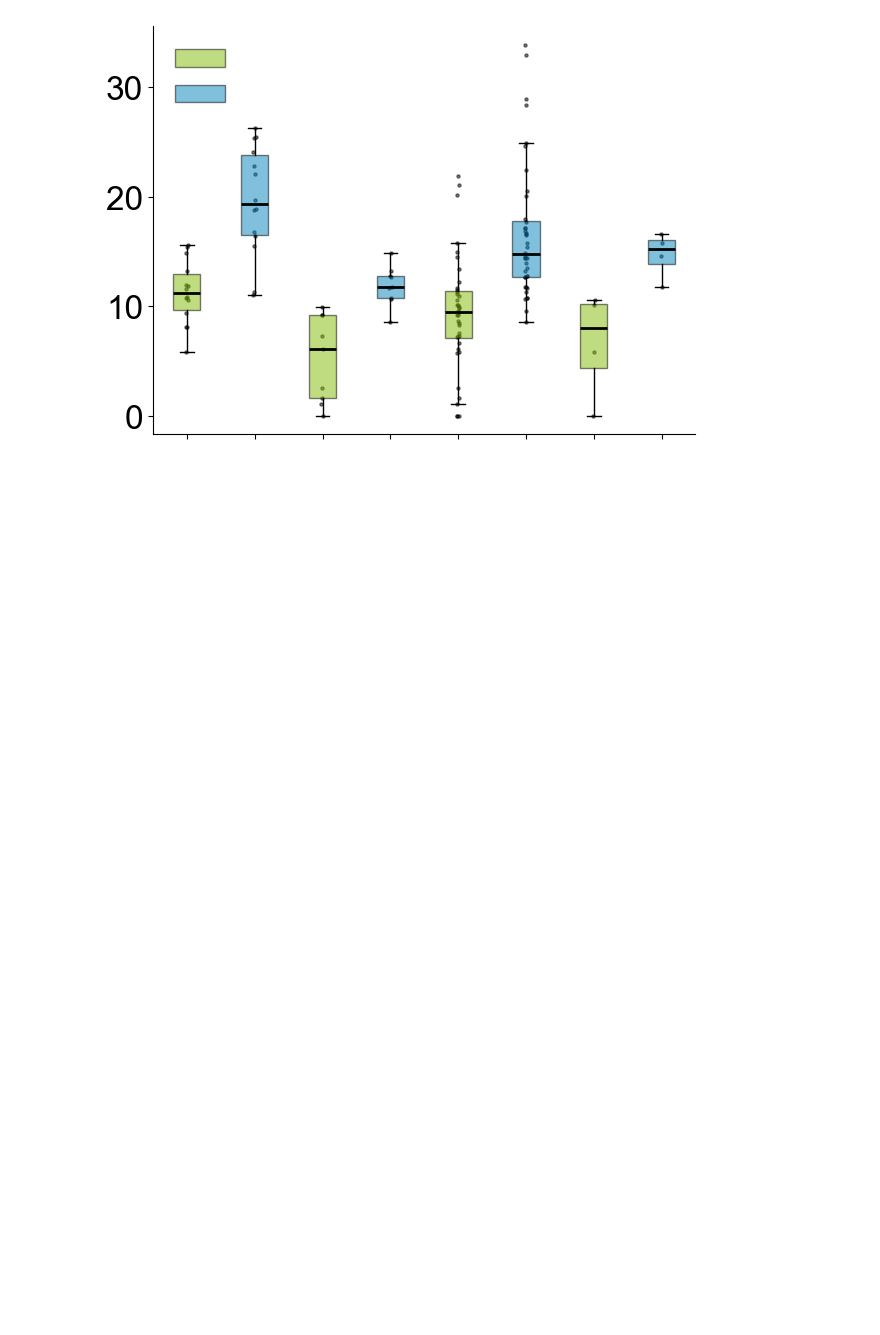
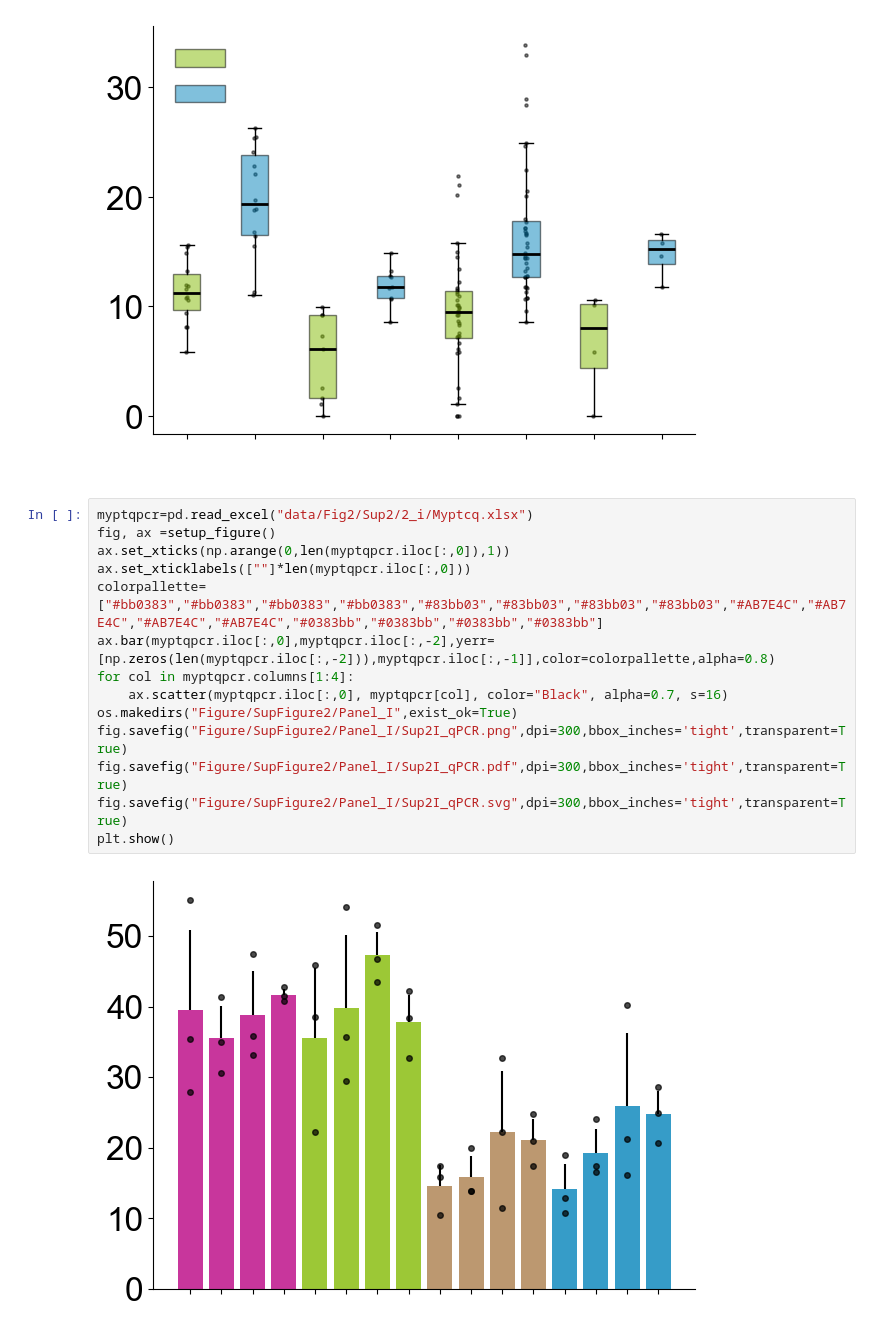
Before and after one commit to Suyash-Naik/2026-Keratinepithlialspreadingcoordinate-Data, a Jupyter notebook: notebooks/Figure2_MechanosenstiveKeratinAccumulation.ipynb, the cells around one changed output. Drawn from its saved outputs; the diff is of its cells as text; blank space fills up the shorter version.

Commit message:
Myptcq plot added

```diff
--- a/notebooks/Figure2_MechanosenstiveKeratinAccumulation.ipynb
+++ b/notebooks/Figure2_MechanosenstiveKeratinAccumulation.ipynb
@@ -191,3 +189,19 @@ plt.savefig(os.path.join(outputfolder2H,"Figure2_2H_boxplot.svg"),bbox_inches='t
 plt.show()
 # %% [output]
 [figure]
+# %%
+myptqpcr=pd.read_excel("data/Fig2/Sup2/2_i/Myptcq.xlsx")
+fig, ax =setup_figure()
+ax.set_xticks(np.arange(0,len(myptqpcr.iloc[:,0]),1))
+ax.set_xticklabels([""]*len(myptqpcr.iloc[:,0]))
+colorpallette=["#bb0383","#bb0383","#bb0383","#bb0383","#83bb03","#83bb03","#83bb03","#83bb03","#AB7E4C","#AB7E4C","#AB7E4C","#AB7E4C","#0383bb","#0383bb","#0383bb","#0383bb"]
+ax.bar(myptqpcr.iloc[:,0],myptqpcr.iloc[:,-2],yerr=[np.zeros(len(myptqpcr.iloc[:,-2])),myptqpcr.iloc[:,-1]],color=colorpallette,alpha=0.8)
+for col in myptqpcr.columns[1:4]:
+    ax.scatter(myptqpcr.iloc[:,0], myptqpcr[col], color="Black", alpha=0.7, s=16)
+os.makedirs("Figure/SupFigure2/Panel_I",exist_ok=True)
+fig.savefig("Figure/SupFigure2/Panel_I/Sup2I_qPCR.png",dpi=300,bbox_inches='tight',transparent=True)
+fig.savefig("Figure/SupFigure2/Panel_I/Sup2I_qPCR.pdf",dpi=300,bbox_inches='tight',transparent=True)
+fig.savefig("Figure/SupFigure2/Panel_I/Sup2I_qPCR.svg",dpi=300,bbox_inches='tight',transparent=True)
+plt.show()
+# %% [output]
+[figure, added]
```
Also changed, not shown: parts of 1 cell of this notebook, 7 other files.
